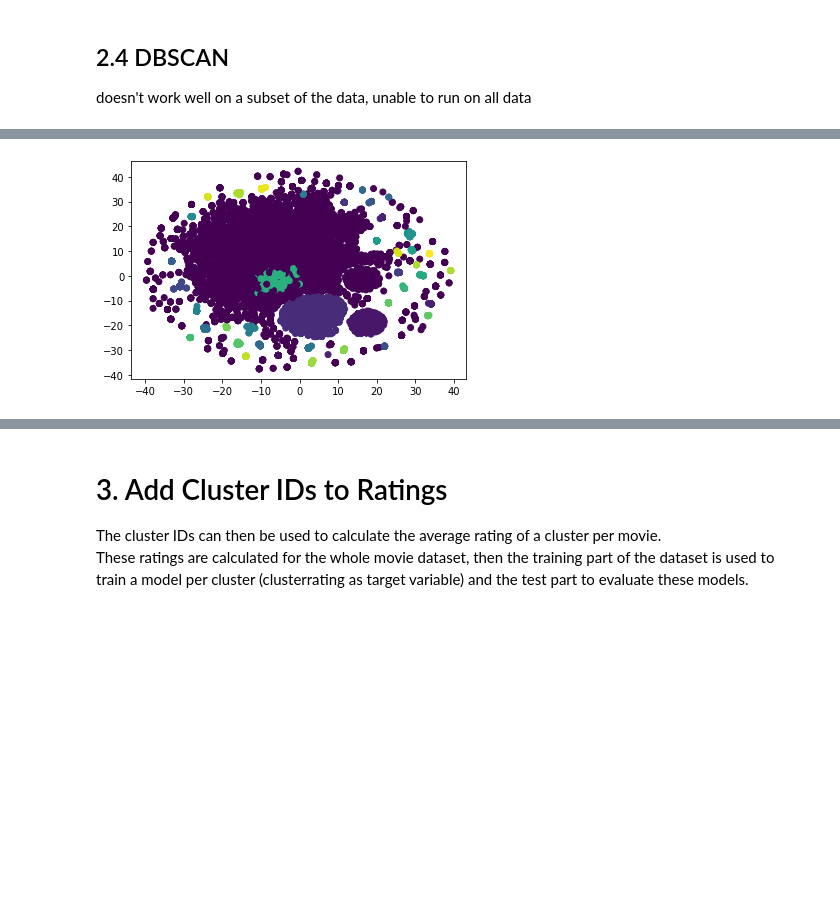
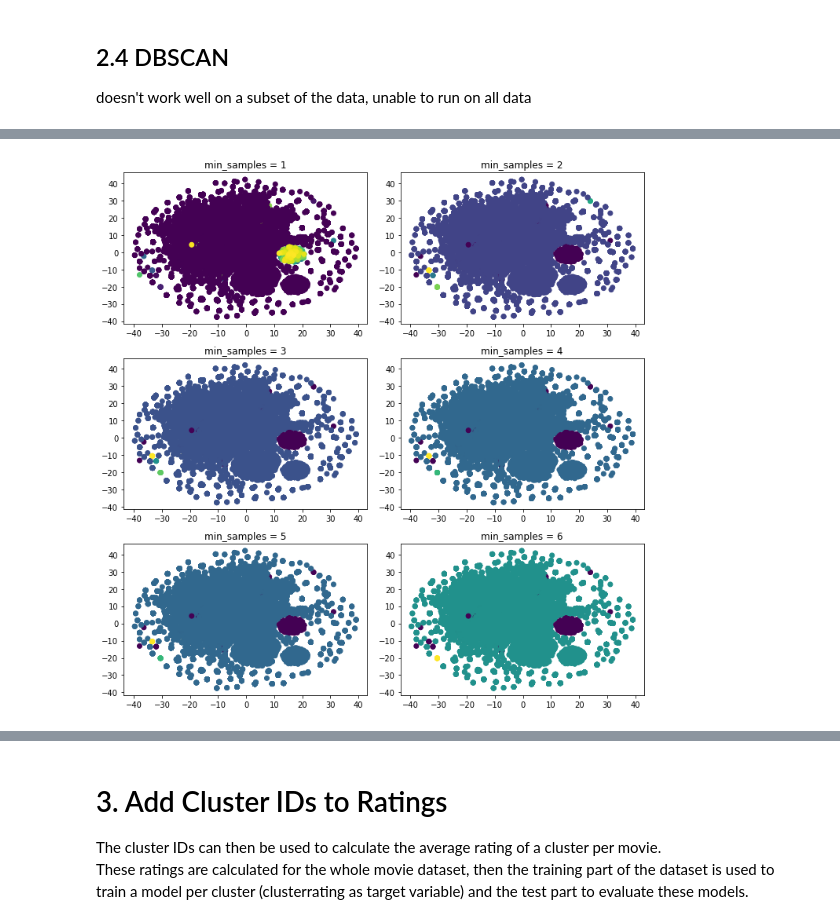
Before and after one commit to janapfeffer/DM_Project_MoviePrediction, a Jupyter notebook: ClusterExperiments.ipynb, the cells around one changed output, grey strips where cells are left out. Cells and saved outputs as stored; diff of their text form; code cells hidden in the pictures; blank space fills up the shorter version.

Commit message:
DBSCAN implemented

```diff
--- a/ClusterExperiments.ipynb
+++ b/ClusterExperiments.ipynb
@@ -511,3 +512,22 @@ Since its not possible to run it on all data and the difference to kmeans doesn'
 # %% [markdown]
 ## 2.4 DBSCAN
 doesn't work well on a subset of the data, unable to run on all data
+# %%
+# determine optimal eps value for different min_samples
+# source: https://towardsdatascience.com/machine-learning-clustering-dbscan-determine-the-optimal-value-for-epsilon-eps-python-example-3100091cfbc
+### setup a figure
+plt.figure(figsize=(10,10))
+
+# iterate over different min_sample values to find the optimal eps
+a = 1
+for i in range(2,8):
+    neigh = NearestNeighbors(n_neighbors=4)
+    nbrs = neigh.fit(df_joined.drop(columns="userId").head(10000))
+    distances, indices = nbrs.kneighbors(df_joined.drop(columns="userId").head(10000))
+    distances = np.sort(distances, axis=0)
+    distances = distances[:,1]
+    plt.subplot(3,2,a)
+    a = a + 1
+    plt.tight_layout()
+    plt.title("min_samples = {}".format(i))
+    plt.plot(distances)
@@ -514,11 +536,29 @@ doesn't work well on a subset of the data, unable to run on all data
 # %%
-# create the clusterer
-clusterer = DBSCAN(min_samples=25, eps=0.02, metric='cosine')
-# create the clusters
-clusters = clusterer.fit(df_joined.drop(columns="userId").head(10000))
+### setup a figure
+plt.figure(figsize=(10,10))
+a = 1
+# iterate over different min_sample values
+for i in range(1,7):
+    # create the clusterer
+    clusterer = DBSCAN(min_samples=i, eps=0.2, metric='cosine')
 
-plt.scatter(df_tsne.head(10000)[0],df_tsne.head(10000)[1] ,c=clusters.labels_)
+    # create the clustering
+    clusters = clusterer.fit(df_joined.drop(columns="userId").head(10000))
+
+    # add a subplot
+    plt.subplot(3,2,a)
+    a = a + 1
+
+    # automatically adjust subplot params so that the subplot(s) fits in to the figure area
+    plt.tight_layout()
+
+    # setup the labels of the subplot
+    plt.title("min_samples = {}".format(i))
+
+    # create the scatter plot
+    plt.scatter(df_tsne.head(10000)[0],df_tsne.head(10000)[1], c=clusters.labels_)
+
 plt.show()
 # %% [output]
-[figure, old version]
+[figure, new version]
 # %%
```
Also changed, not shown: parts of 6 cells of this notebook, 1 other file.
